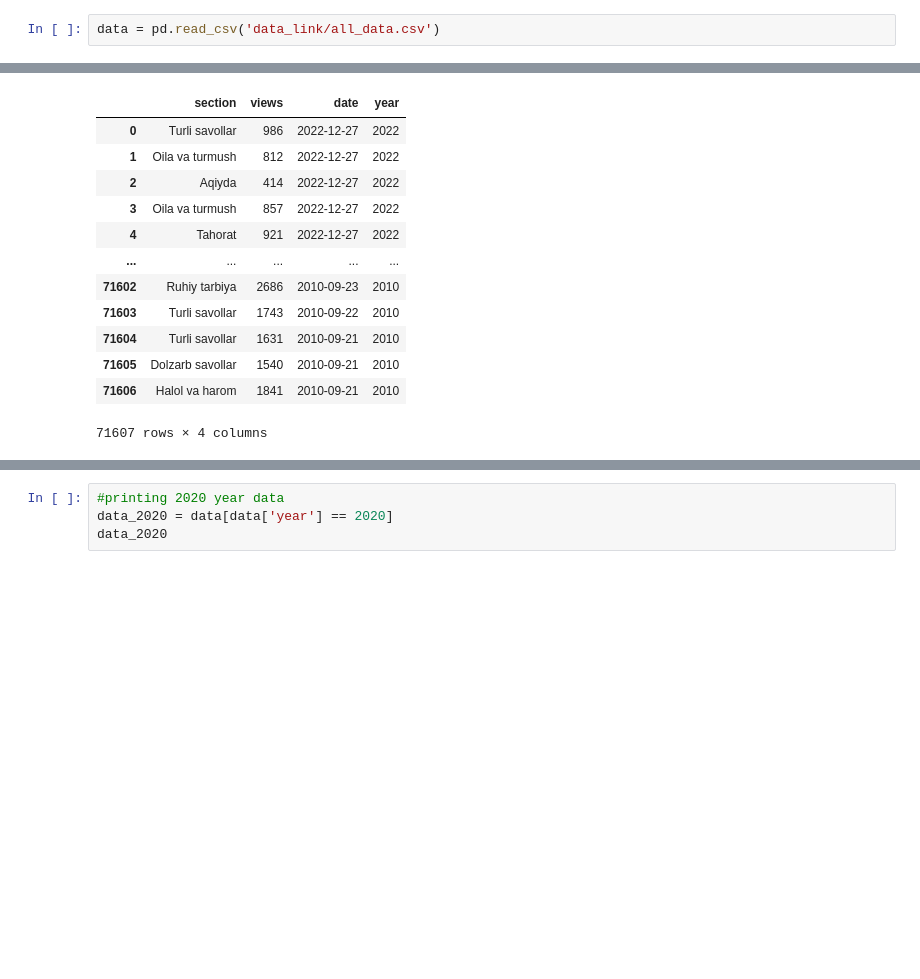
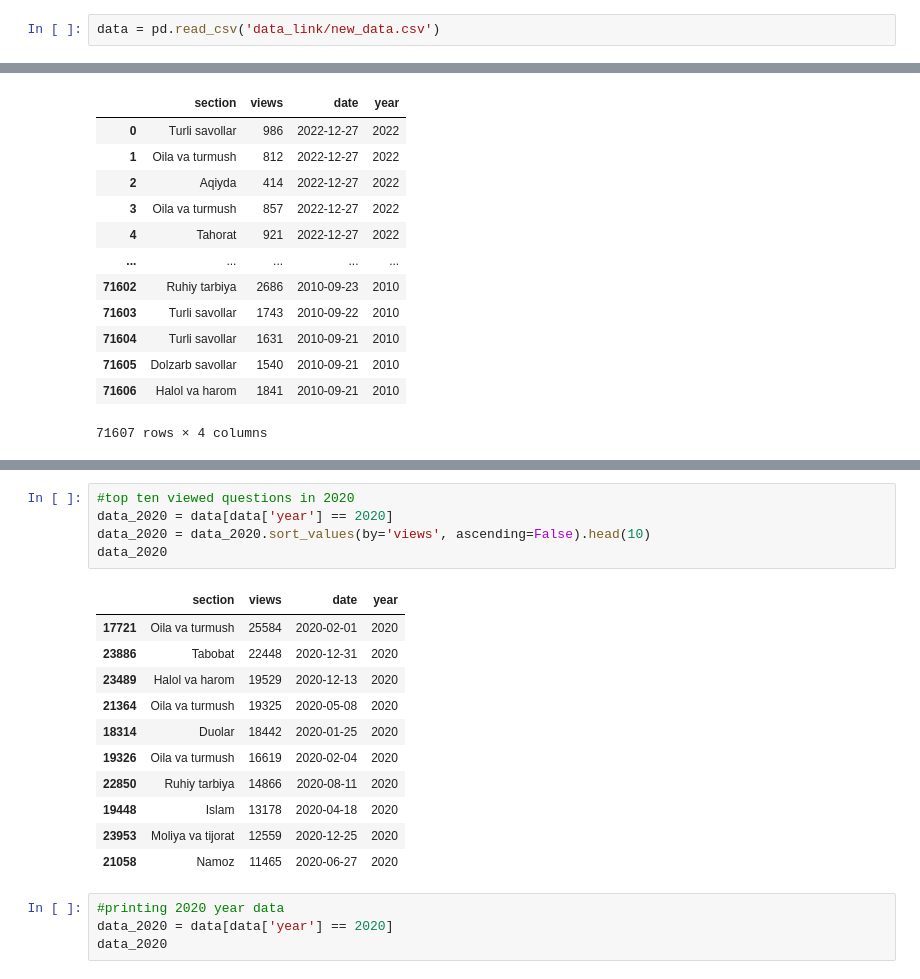
Before and after one commit to Abubakr1710/Data-Analysis-for-savollar.islom.uz, a Jupyter notebook: Web_Scraping/final_data_processing.ipynb, the cells around one changed output, grey strips where cells are left out. Drawn from its saved outputs; the diff is of its cells as text; blank space fills up the shorter version.

```diff
--- a/Web_Scraping/final_data_processing.ipynb
+++ b/Web_Scraping/final_data_processing.ipynb
@@ -130,7 +130,7 @@ import matplotlib.pyplot as plt
 import seaborn as sns
 import pandas as pd
 # %%
-data = pd.read_csv('data_link/all_data.csv')
+data = pd.read_csv('data_link/new_data.csv')
 # %%
 #counting number of questions per section
 data['section'].value_counts()
@@ -195,3 +238,20 @@ data
+# %%
+#top ten viewed questions in 2020
+data_2020 = data[data['year'] == 2020]
+data_2020 = data_2020.sort_values(by='views', ascending=False).head(10)
+data_2020
+# %% [output]
+|  | section | views | date | year |
+| 17721 | Oila va turmush | 25584 | 2020-02-01 | 2020 |
+| 23886 | Tabobat | 22448 | 2020-12-31 | 2020 |
+| 23489 | Halol va harom | 19529 | 2020-12-13 | 2020 |
+| 21364 | Oila va turmush | 19325 | 2020-05-08 | 2020 |
+| 18314 | Duolar | 18442 | 2020-01-25 | 2020 |
+| 19326 | Oila va turmush | 16619 | 2020-02-04 | 2020 |
+| 22850 | Ruhiy tarbiya | 14866 | 2020-08-11 | 2020 |
+| 19448 | Islam | 13178 | 2020-04-18 | 2020 |
+| 23953 | Moliya va tijorat | 12559 | 2020-12-25 | 2020 |
+| 21058 | Namoz | 11465 | 2020-06-27 | 2020 |
 # %%
 #printing 2020 year data
 data_2020 = data[data['year'] == 2020]
```
Also changed, not shown: parts of 5 cells of this notebook.
